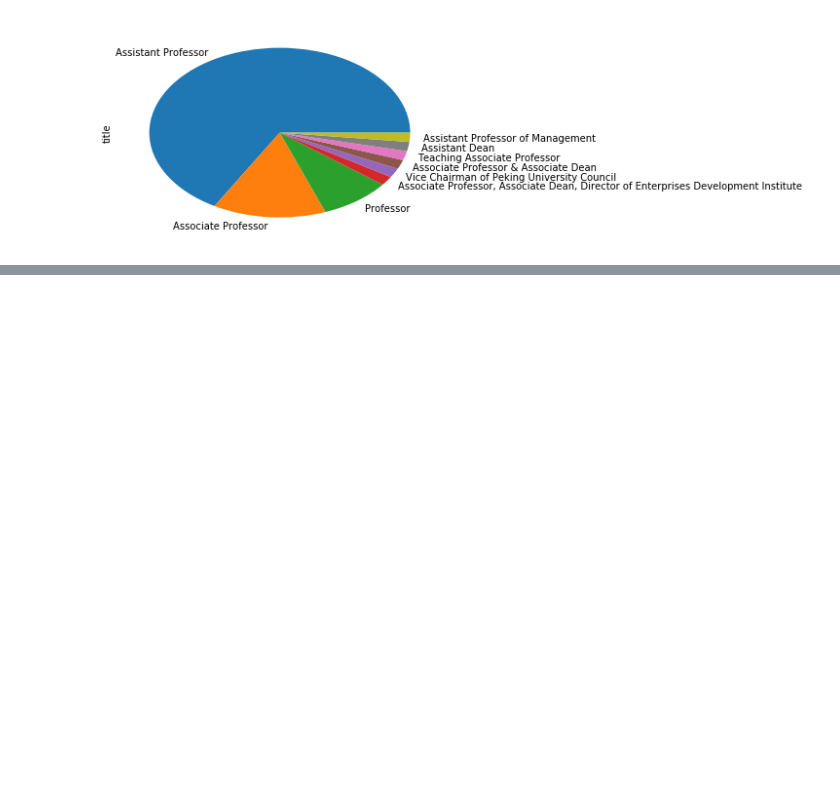
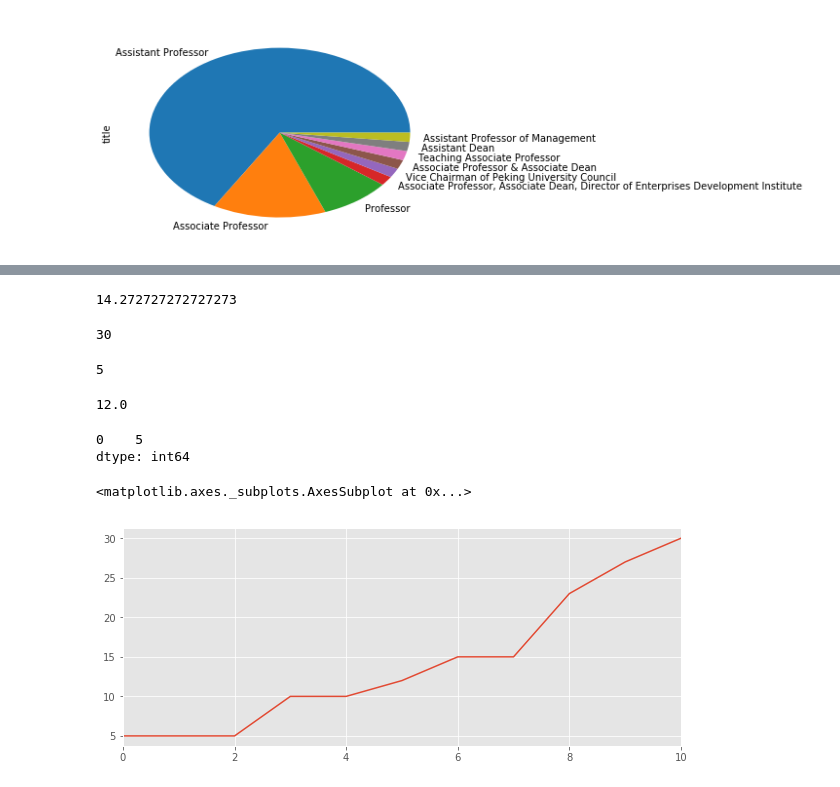
Before and after one commit to aparrish/dmep-python-intro, a Jupyter notebook: notes-20170725.ipynb, the cells around one changed output, grey strips where cells are left out. Cells and saved outputs as stored; diff of their text form; code cells hidden in the pictures; blank space fills up the shorter version.

```diff
--- a/notes-20170725.ipynb
+++ b/notes-20170725.ipynb
@@ -313,0 +382,26 @@ twython                   3.5.0                    py36_0    conda-forge
+# %%
+s.mean()
+# %% [output]
+14.272727272727273
+# %%
+s.max()
+# %% [output]
+30
+# %%
+s.min()
+# %% [output]
+5
+# %%
+s.median()
+# %% [output]
+12.0
+# %%
+s.mode()
+# %% [output]
+0    5
+dtype: int64
+# %%
+s.plot()
+# %% [output]
+<matplotlib.axes._subplots.AxesSubplot at 0x...>
+[figure, added]
```
Also changed, not shown: parts of 56 cells of this notebook.
